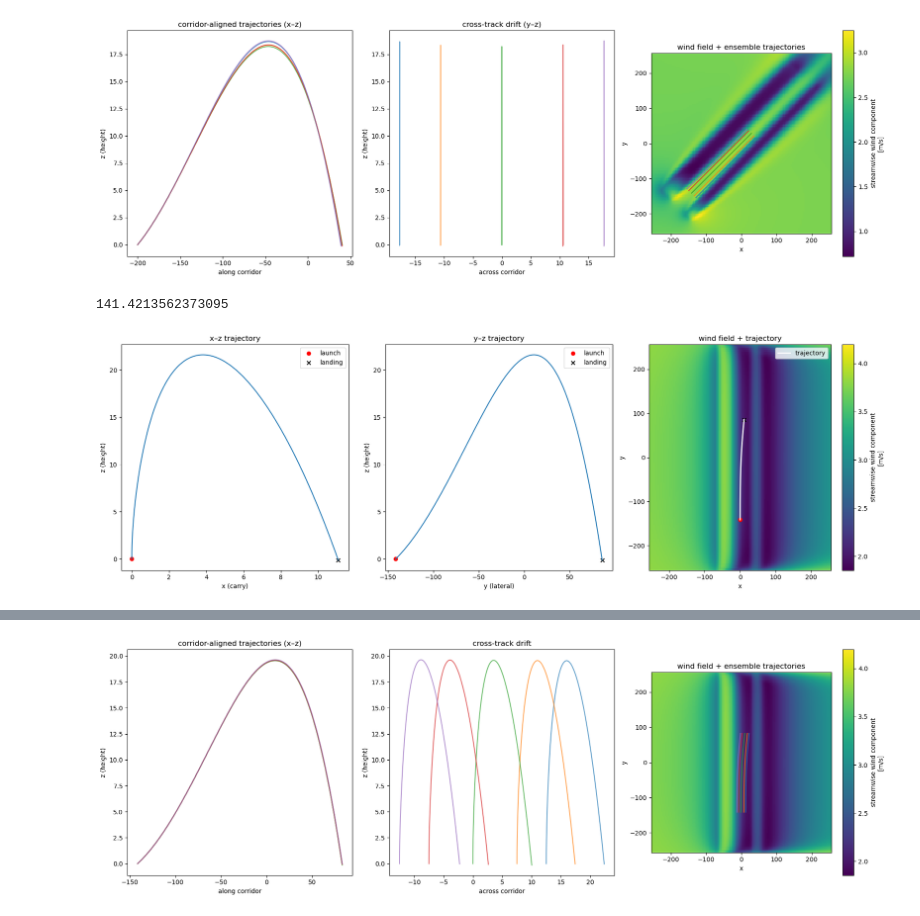
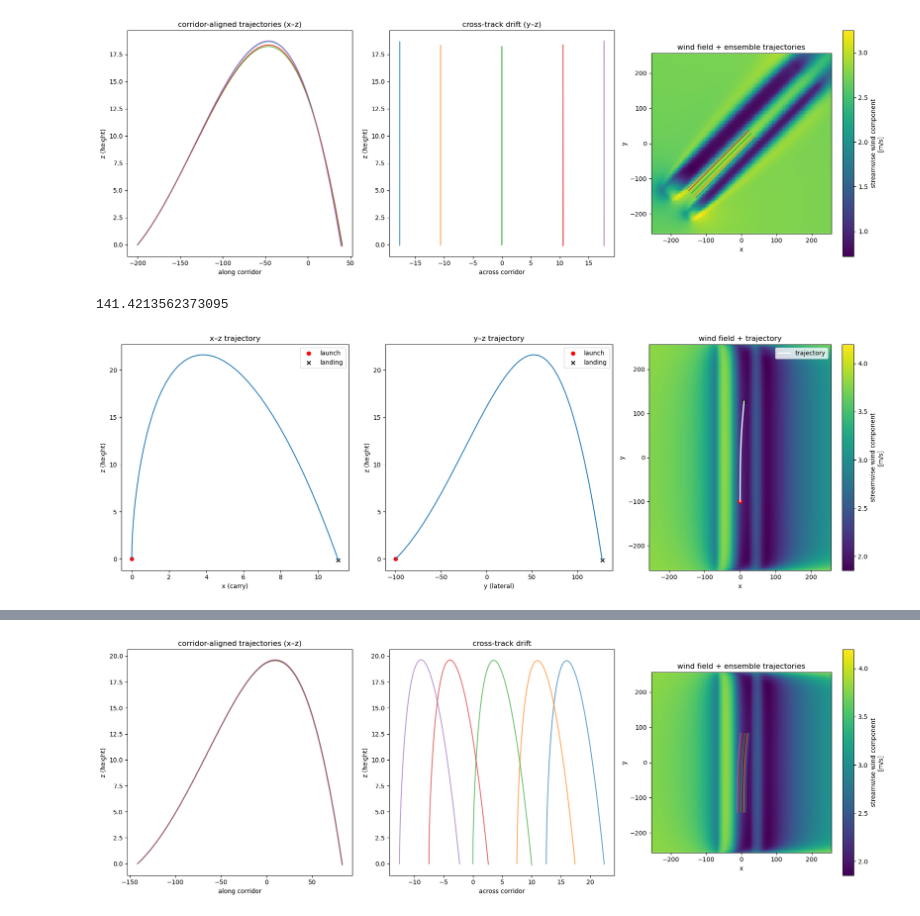
Before and after one commit to JacobManniche/Bachelor_legeplads, a Jupyter notebook: demos/corridor demo.ipynb, the cells around one changed output, grey strips where cells are left out. Saved outputs shown, nothing was run; the diff lists cells and outputs as text; code cells hidden in the pictures.

```diff
--- a/demos/corridor demo.ipynb
+++ b/demos/corridor demo.ipynb
@@ -288,7 +288,7 @@ traj = Trajectory(
         spin_axis=spin_axis,
         wind=wind,
         orientation=orientation,
-        P0=P0
+        P0=P0_base
     )
 traj.solve(solver='euler', dt=dt)
 
@@ -334,31 +334,31 @@ ax[1].legend()
 U_slice = corr_wf.ds.U.isel(z=10)
 
 U_slice.plot(
     x="x",
     y="y",
     ax=ax[2],
     cmap="viridis",
     add_colorbar=True
 )
 
 ax[2].plot(traj.p[:, 0], traj.p[:, 1],
            color='white', linewidth=2, label='trajectory')
 
 ax[2].scatter(traj.p[0, 0], traj.p[0, 1],
               color='red')
 
 ax[2].scatter(traj.p[-1, 0], traj.p[-1, 1],
               color='black', marker='x')
 
 ax[2].set_xlim(-256, 256)
 ax[2].set_ylim(-256, 256)
 ax[2].set_xlabel('x')
 ax[2].set_ylabel('y')
 ax[2].set_title('wind field + trajectory')
 ax[2].legend()
 
 plt.tight_layout()
 plt.show()
 # %% [output]
 141.4213562373095
-[figure, old version]
+[figure, new version]
```
Also changed, not shown: parts of 6 cells of this notebook, 2 other files.
